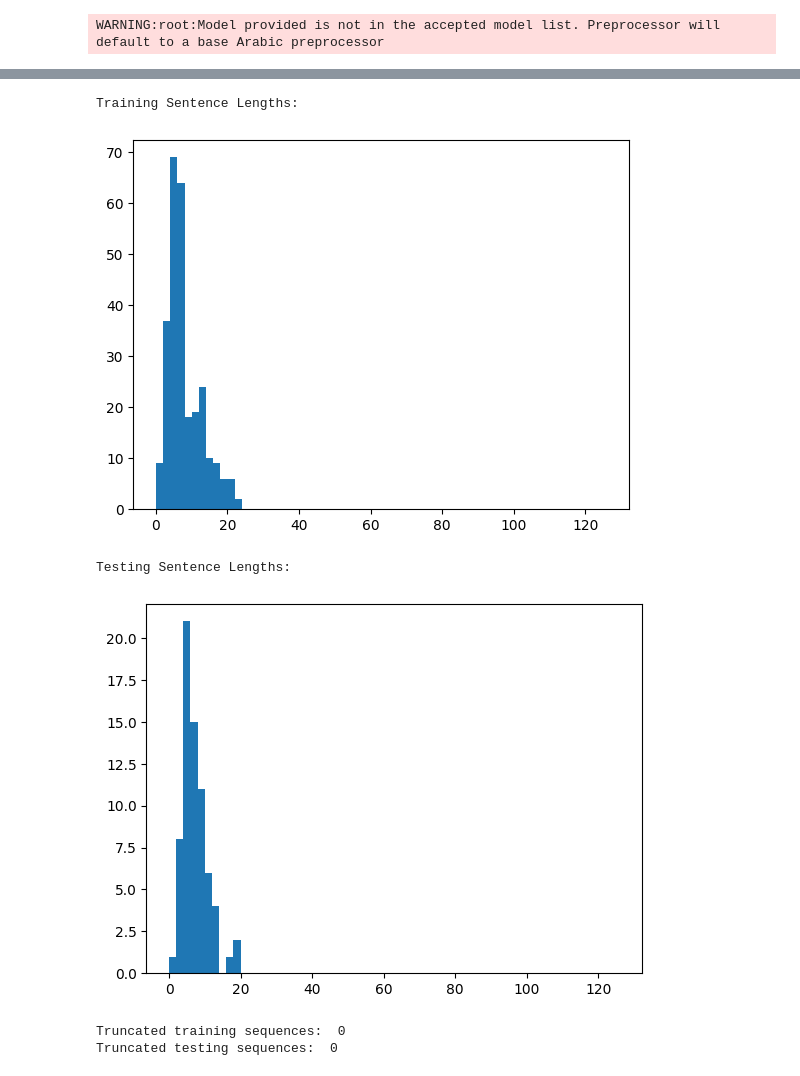
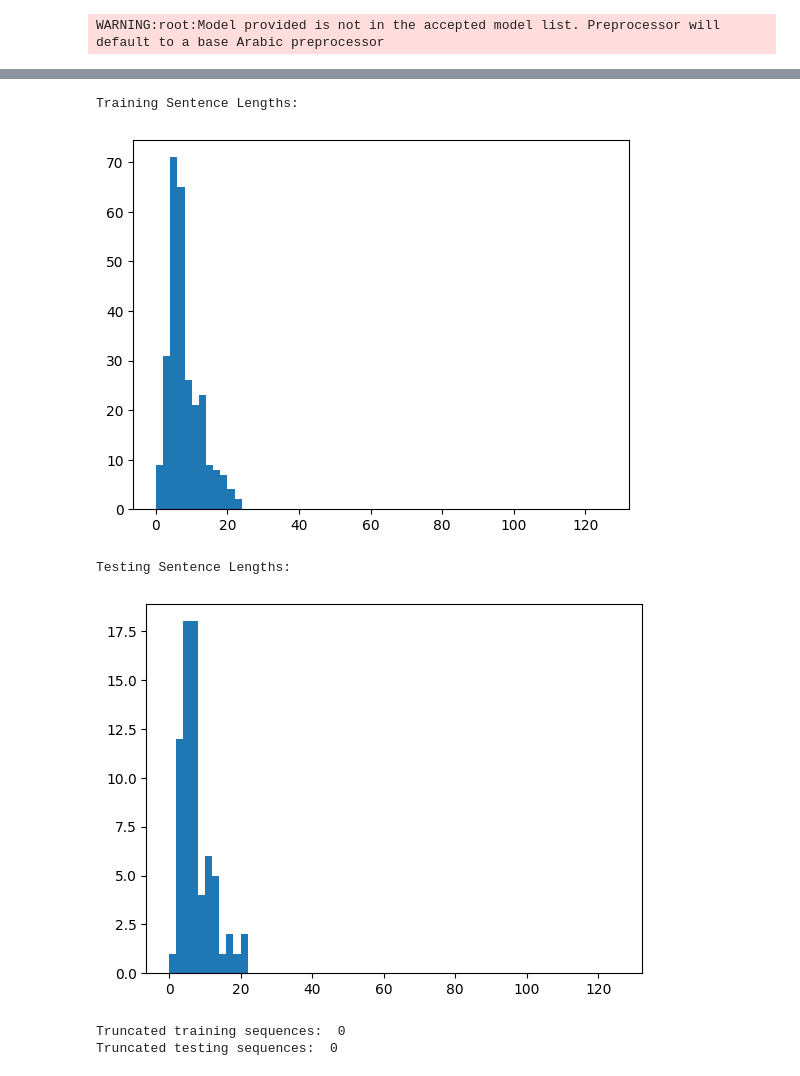
Before and after one commit to Mai-CS/OptBA, a Jupyter notebook: Ailment-Classification-AraBERT.ipynb, the cells around one changed output, grey strips where cells are left out. Saved outputs shown, nothing was run; the diff lists cells and outputs as text; code cells hidden in the pictures.

```diff
--- a/Ailment-Classification-AraBERT.ipynb
+++ b/Ailment-Classification-AraBERT.ipynb
@@ -121,17 +196,11 @@ Name: prompt, dtype: int64
 # %%
+import nlpaug.augmenter.char as nac
 import nlpaug.augmenter.word as naw
+import nlpaug.augmenter.sentence as nas
 
 
 def dataAugFun(ailments_data, N):
-    """Increase the number of samples by data augmentation
 
-    Args:
-        ailments_data (DataFrame): contains the data
-        N (int): number of samples to be generated
-
-    Returns:
-        DataFrame: data after augmentation
-    """
     aug_data = ailments_data.head(0)
 
     texts = ailments_data["phrase"]
@@ -148,8 +217,8 @@ def dataAugFun(ailments_data, N):
 
     return aug_data
 # %%
-aug_data = dataAugFun(ailments_data, 2)
-aug_data = aug_data.drop_duplicates(subset=["phrase"])
-aug_data.index = range(0, len(aug_data))
-aug_data["prompt"].value_counts()
+aug_datax2 = dataAugFun(aug_data, 2)
+aug_datax2 = aug_datax2.drop_duplicates(subset=["phrase"])
+aug_datax2.index = range(0, len(aug_datax2))
+aug_datax2["prompt"].value_counts()
 # %% [output]
@@ -189,18 +258,24 @@ class CustomDataset:
         self.test = test
         self.label_list = label_list
 # %%
-aug_data.rename(columns={0: "phrase", 1: "prompt"}, inplace=True)
+# ailments_data = pd.read_excel('ailments_arabic.xlsx',header = None)
+aug_datax2.rename(columns={0: "phrase", 1: "prompt"}, inplace=True)
 
 
-aug_data.columns = [DATA_COLUMN, LABEL_COLUMN]
-print(aug_data[LABEL_COLUMN].value_counts())
+aug_datax2.columns = [DATA_COLUMN, LABEL_COLUMN]
+print(aug_datax2[LABEL_COLUMN].value_counts())
 
-label_list = list(aug_data[LABEL_COLUMN].unique())
+label_list = list(aug_datax2[LABEL_COLUMN].unique())
 
-aug_data
+# ailments_data[LABEL_COLUMN] = ailments_data[LABEL_COLUMN].astype('category')
 
-train, test = train_test_split(aug_data, test_size=0.2, random_state=42)
+# ailments_data[LABEL_COLUMN] = ailments_data[LABEL_COLUMN].cat.codes
+aug_datax2
+
+
+train, test = train_test_split(aug_datax2, test_size=0.2, random_state=42)
 
 
 data = CustomDataset("ailments_data", train, test, label_list)
+# # all_datasets.append(data_Hard)
 # %% [output]
@@ -273,22 +355,20 @@ tok = AutoTokenizer.from_pretrained(model_name)
 # %%
 print("Training Sentence Lengths: ")
 plt.hist(
-    [len(tok.tokenize(sentence))
-     for sentence in data.train[DATA_COLUMN].to_list()],
+    [len(tok.tokenize(sentence)) for sentence in data.train[DATA_COLUMN].to_list()],
     bins=range(0, 128, 2),
 )
 plt.show()
 
 print("Testing Sentence Lengths: ")
 plt.hist(
-    [len(tok.tokenize(sentence))
-     for sentence in data.test[DATA_COLUMN].to_list()],
+    [len(tok.tokenize(sentence)) for sentence in data.test[DATA_COLUMN].to_list()],
     bins=range(0, 128, 2),
 )
 plt.show()
 # %% [output]
 Training Sentence Lengths:
-[figure, old version]
+[figure, new version]
 Testing Sentence Lengths:
-[figure, old version]
+[figure, new version]
 # %%
```
Also changed, not shown: parts of 41 cells of this notebook, 2 other files.
